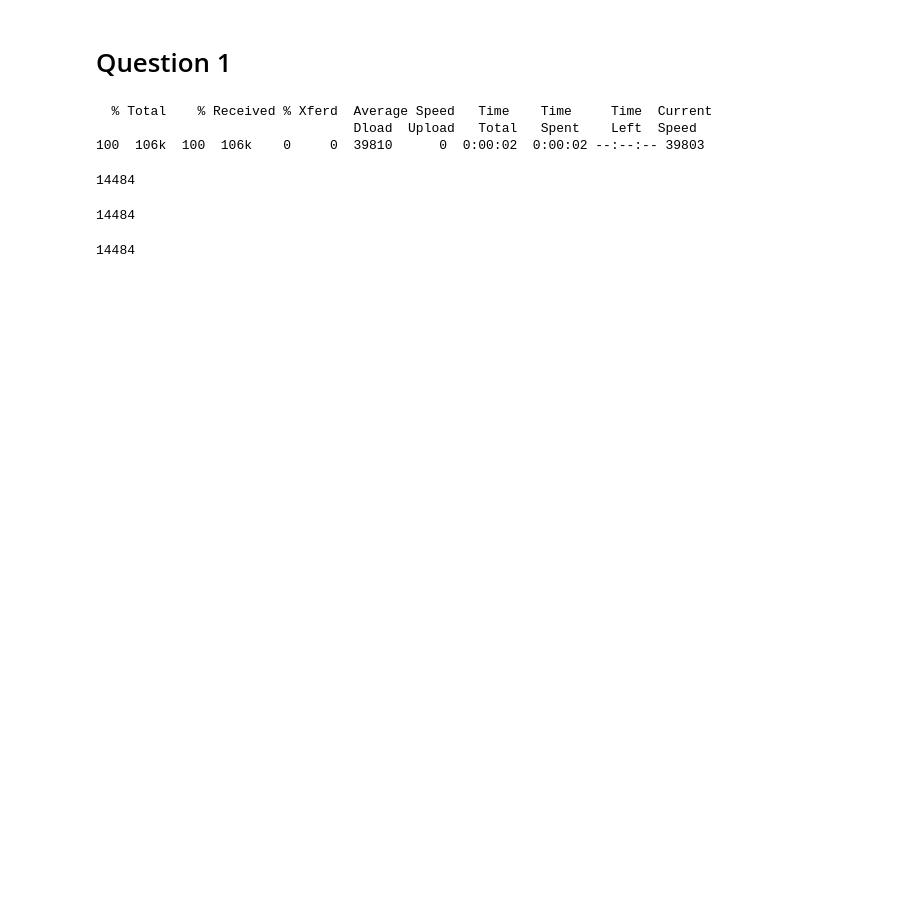
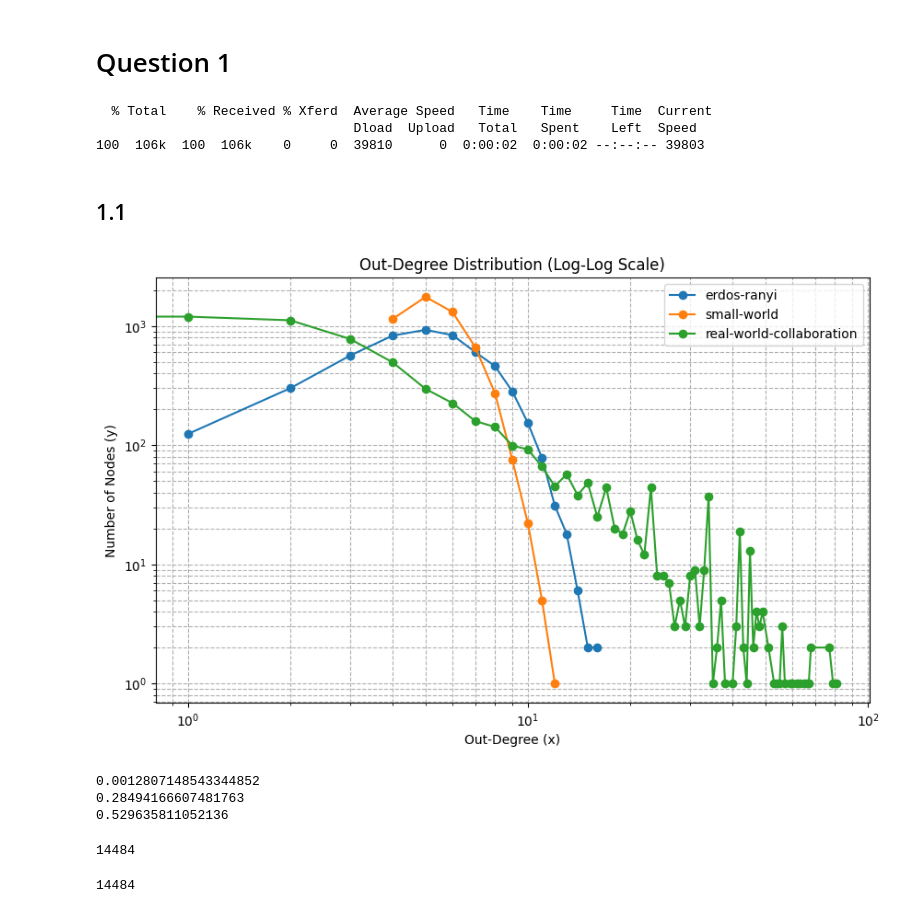
Before and after one commit to NeelMishra/graph_neural_networks_and_concepts_from_scratch, a Jupyter notebook: stanford_2018_materials/assignment_2.ipynb, the cells around one changed output. Cells and saved outputs as stored; diff of their text form; code cells hidden in the pictures; blank space fills up the shorter version.

Commit message:
Added inefficient version of calculating average clustering coefficient code

```diff
--- a/stanford_2018_materials/assignment_2.ipynb
+++ b/stanford_2018_materials/assignment_2.ipynb
@@ -76,10 +76,71 @@ rw_collaboration_graph = nx.read_edgelist("graph_dataset")
 for node in rw_collaboration_graph.nodes:
     if node in rw_collaboration_graph.adj[node]:
         rw_collaboration_graph.remove_edge(node, node)
+# %% [markdown]
+## 1.1
+# %%
+import matplotlib.pyplot as plt
+import collections
+
+plt.figure(figsize=(10, 6))
+def plot_degree_distribution(G, label):
+    degrees = [degree for node, degree in G.degree()]
+    degree_counts = collections.Counter(degrees)
+
+    # Sort the degree_counts by degree
+    sorted_degree_counts = sorted(degree_counts.items())
+
+    # Extract degrees and their counts
+    degrees, counts = zip(*sorted_degree_counts)
+
+    # Plot on a log-log scale
+    plt.loglog(degrees, counts, marker='o', linestyle='-', label=label)
+
+plot_degree_distribution(er_graph.graph, 'erdos-ranyi')
+plot_degree_distribution(small_word_graph.graph, 'small-world')
+plot_degree_distribution(rw_collaboration_graph, 'real-world-collaboration')
+
+plt.title('Out-Degree Distribution (Log-Log Scale)')
+plt.xlabel('Out-Degree (x)')
+plt.ylabel('Number of Nodes (y)')
+plt.legend()
+plt.grid(True, which="both", ls="--")
+# %% [output]
+[figure, added]
 # %%
-len(er_graph.graph.edges)
+def calculate_average_clustering_coefficient(G):
+
+    average_clustering_coefficient = 0
+
+    for node in G.nodes:
+        neighbours = G.adj[node]
+        neighbour_edges = set()
+
+        if G.degree(node) < 2:
+            continue
+
+        neighbour_edges = set()
+        for neighbour in neighbours:
+            for neighbour_of_neighbour in G.adj[neighbour]:
+                if neighbour_of_neighbour in neighbours and neighbour != node and neighbour_of_neighbour != neighbour:
+                    a, b = neighbour, neighbour_of_neighbour
+                    if a > b:
+                        b,a = a,b
+                    neighbour_edges.add((a,b))
+        e = len(neighbour_edges)
+        average_clustering_coefficient += 2 * e / (G.degree(node) * (G.degree(node) - 1))
+
+
+
+    return average_clustering_coefficient / len(G.nodes)
+
+print(calculate_average_clustering_coefficient(er_graph.graph))
+print(calculate_average_clustering_coefficient(small_word_graph.graph))
+print(calculate_average_clustering_coefficient(rw_collaboration_graph))
 # %% [output]
-14484
+0.0012807148543344852
+0.28494166607481763
+0.529635811052136
 # %%
 len(small_word_graph.graph.edges)
 # %% [output]
```
Also changed, not shown: parts of 1 cell of this notebook.
